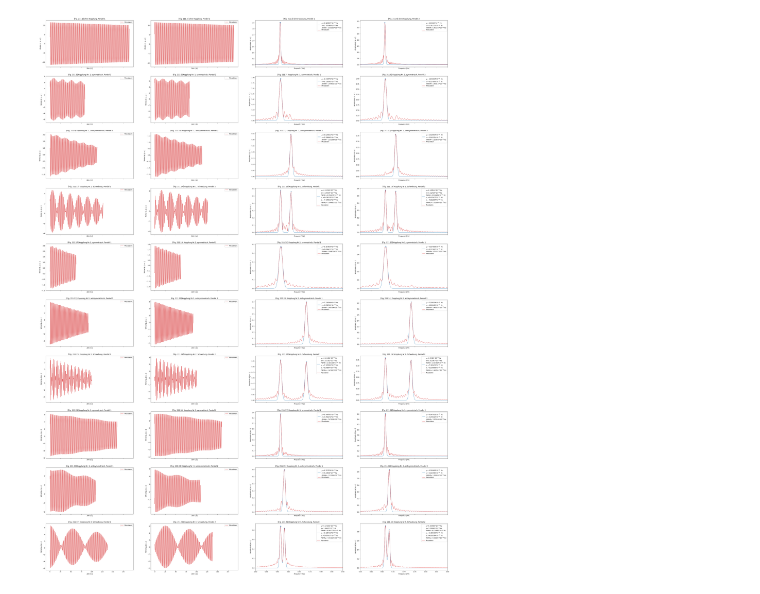
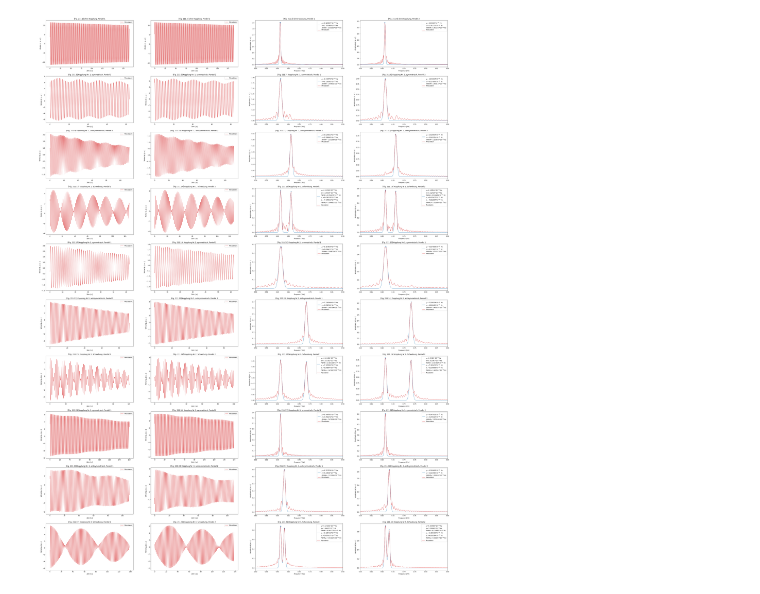
Before and after one commit to Sjevka/PAP2.1, a Jupyter notebook: 211/211.ipynb, the cells around one changed output. Saved outputs shown, nothing was run; the diff lists cells and outputs as text; code cells hidden in the pictures.

```diff
--- a/211/211.ipynb
+++ b/211/211.ipynb
@@ -131,7 +131,7 @@ while i < 10:
     i = i+1
 
 #Plot
-fig, ax = plt.subplots(10, 4, num=1, figsize=[6.4*8, 4.8*15], sharex='col')
+fig, ax = plt.subplots(10, 4, num=1, figsize=[6.4*8, 4.8*15])
 plt.figure(num=2, figsize=[6.4*2, 4.8*1.5])
 i = 0
 while i < 10:
@@ -173,31 +173,31 @@ while i < 10:
             ax[i, j].plot(freq_halb_1[i], amplitude_1[i], 'C3-', lw=1, label='Messdaten')
             ax[i, j].set_xlim([0.5,0.9])
             ax[i, j].set_xlabel('Frequenz '+r'${f}$'+' '+r'${[Hz]}$')
             ax[i, j].set_ylabel('Amplitude '+r'${A}$'+' '+r'${[a.u.]}$')
         else:
             name_temp = name[i]+', Pendel 2'
             plt.figure(2)
             plt.plot(freq_halb_2[i], amplitude_2[i], 'C3-', lw=1, label='Messdaten')
             plt.xlim([0.5,0.9])
             plt.xlabel('Frequenz '+r'${f}$'+' '+r'${[Hz]}$')
             plt.ylabel('Amplitude '+r'${A}$'+' '+r'${[a.u.]}$')
             fig
             ax[i, j].plot(freq_halb_2[i], amplitude_2[i], 'C3-', lw=1, label='Messdaten')
             ax[i, j].set_xlim([0.5,0.9])
             ax[i, j].set_xlabel('Frequenz '+r'${f}$'+' '+r'${[Hz]}$')
             ax[i, j].set_ylabel('Amplitude '+r'${A}$'+' '+r'${[a.u.]}$')
         ax[i, j].title.set_text('[Fig. 211.'+str(i*4+j+1)+'] '+name_temp)
         ax[i, j].legend(loc='best')
         plt.figure(2)
         plt.title('[Fig. 211.'+str(i*4+j+1)+'] '+name_temp)
         plt.legend(loc='best')
         plt.figure(2)
         plt.savefig('figures/211_Fig1-40/211_Fig'+str(i*4+j+1)+'.pdf', format='pdf', bbox_inches='tight')
         fig
         j = j+1
     i = i+1
 
 plt.close(2)
 fig.savefig('figures/211_Fig1-40.pdf', format='pdf', bbox_inches='tight')
 # %% [output]
-[figure, old version]
+[figure, new version]
```
Also changed, not shown: 41 other files.
